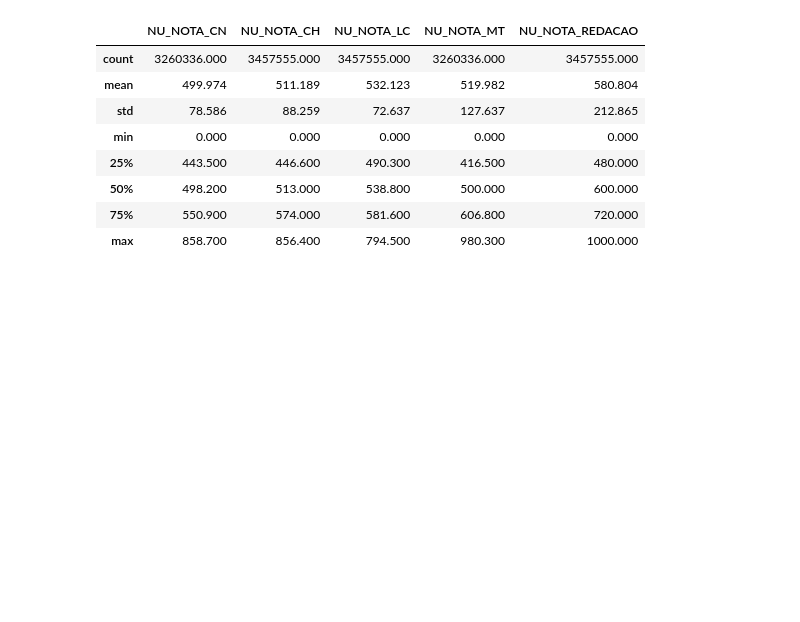
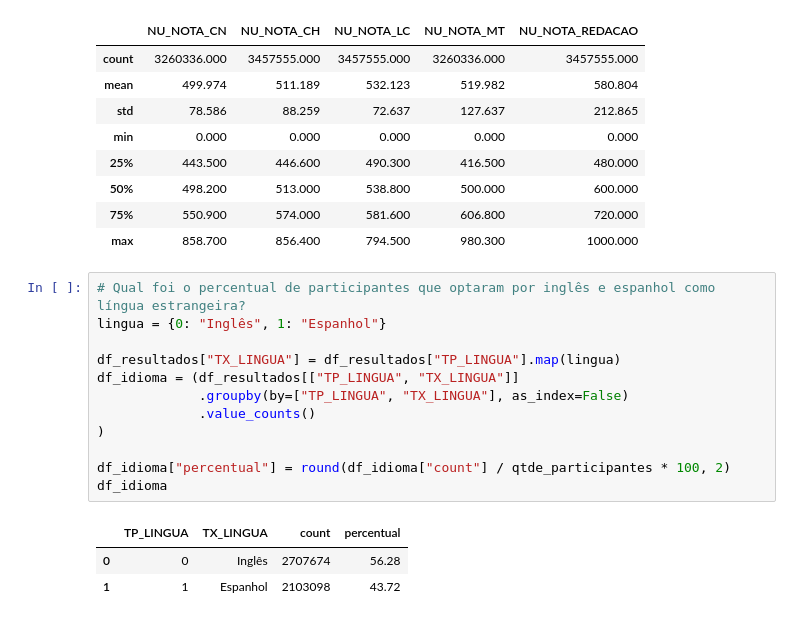
Before and after one commit to jordanBarbosa/EDA-Microdados-ENEM-2025, a Jupyter notebook: notebooks/eda_enem_2025.ipynb, the cells around one changed output. Saved outputs shown, nothing was run; the diff lists cells and outputs as text; blank space fills up the shorter version.

```diff
--- a/notebooks/eda_enem_2025.ipynb
+++ b/notebooks/eda_enem_2025.ipynb
@@ -181,3 +181,19 @@ df_notas.describe().round(3)
 | 50% | 498.200 | 513.000 | 538.800 | 500.000 | 600.000 |
 | 75% | 550.900 | 574.000 | 581.600 | 606.800 | 720.000 |
 | max | 858.700 | 856.400 | 794.500 | 980.300 | 1000.000 |
+# %%
+# Qual foi o percentual de participantes que optaram por inglês e espanhol como língua estrangeira?
+lingua = {0: "Inglês", 1: "Espanhol"}
+
+df_resultados["TX_LINGUA"] = df_resultados["TP_LINGUA"].map(lingua)
+df_idioma = (df_resultados[["TP_LINGUA", "TX_LINGUA"]]
+             .groupby(by=["TP_LINGUA", "TX_LINGUA"], as_index=False)
+             .value_counts()
+)
+
+df_idioma["percentual"] = round(df_idioma["count"] / qtde_participantes * 100, 2)
+df_idioma
+# %% [output]
+|  | TP_LINGUA | TX_LINGUA | count | percentual |
+| 0 | 0 | Inglês | 2707674 | 56.28 |
+| 1 | 1 | Espanhol | 2103098 | 43.72 |
```
Also changed, not shown: parts of 1 cell of this notebook.
